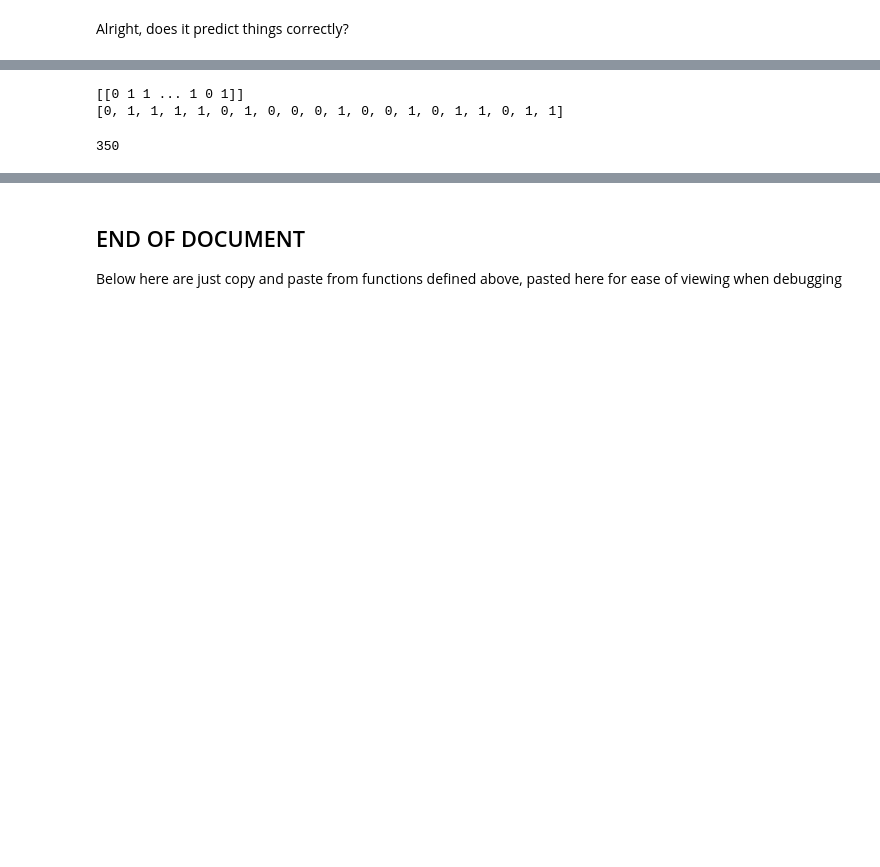
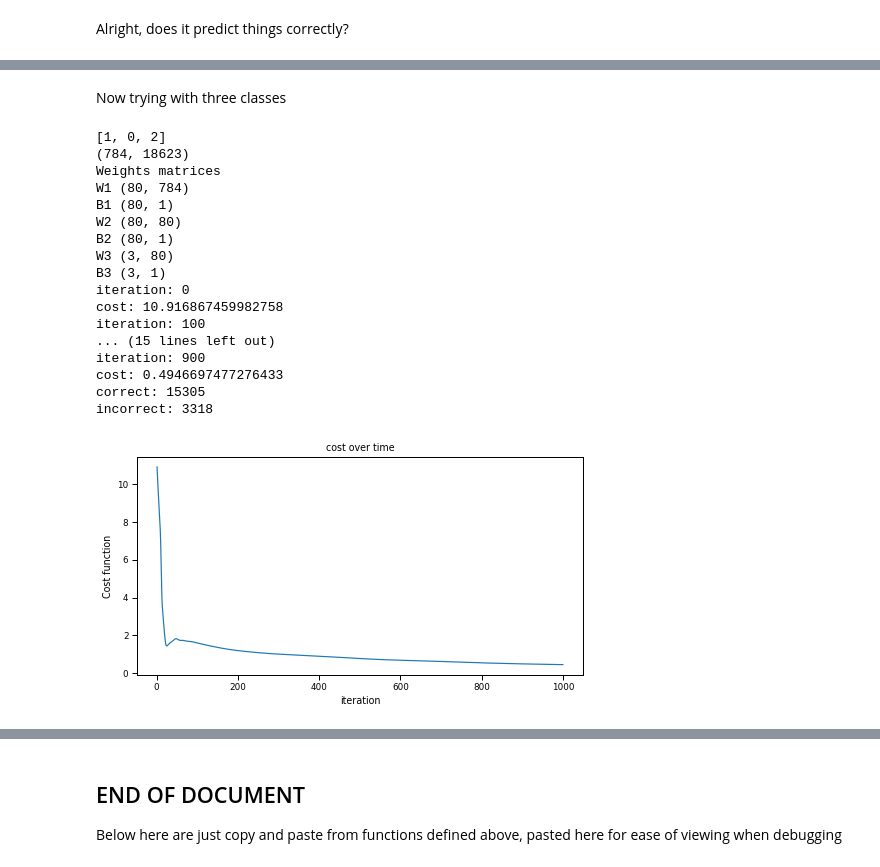
Before and after one commit to jakelourie1502/Neural_network_from_scratch, a Jupyter notebook: mnist_neural_net_from_scratch.ipynb, the cells around one changed output, grey strips where cells are left out. Drawn from its saved outputs; the diff is of its cells as text; code cells hidden in the pictures; blank space fills up the shorter version.

```diff
--- a/mnist_neural_net_from_scratch.ipynb
+++ b/mnist_neural_net_from_scratch.ipynb
@@ -574,6 +574,0 @@ for row in predictions_softmax:
-# %%
-print(y_train_2[0:20])
-print(list_of_predictions[:20])
-# %% [output]
-[[0 1 1 ... 1 0 1]]
-[0, 1, 1, 1, 1, 0, 1, 0, 0, 0, 1, 0, 0, 1, 0, 1, 1, 0, 1, 1]
@@ -589,4 +574,0 @@ for prediction, true in zip(list_of_predictions,y_train_2[0]):
-# %%
-incorrect
-# %% [output]
-350
@@ -594,0 +575,39 @@ print(5)
+# %% [markdown]
+Now trying with three classes
+# %%
+#get three classes
+x_train_three, x_test_three, y_train_three, y_test_three = reduced_form(y_train, y_test, x_train, x_test, [1,0,2])
+#create one hot encoding
+y_train_three_one_hot, y_test_three_one_hot = create_one_hot_train_and_test(y_train_three, y_test_three)
+
+#decide on learning rate and iterations
+learning_rate = 0.07 #set an arbitrary learning rate... we can iterate and try a few others soon
+iterations_three = 1000
+
+#run loop
+cost_softmax_three, dict_of_FP_values_softmax_three, dict_of_weights_softmax_three = soft_max_iteration(learning_rate, iterations_three, x_train_three, y_train_three_one_hot)
+
+#train set predictions
+softmax_predictions(dict_of_FP_values_softmax_three, y_train_three)
+
+#plot cost
+plot_cost_over_time(cost_softmax_three, iterations_three)
+# %% [output]
+[1, 0, 2]
+(784, 18623)
+Weights matrices
+W1 (80, 784)
+B1 (80, 1)
+W2 (80, 80)
+B2 (80, 1)
+W3 (3, 80)
+B3 (3, 1)
+iteration: 0
+cost: 10.916867459982758
+iteration: 100
+... (15 lines left out)
+iteration: 900
+cost: 0.4946697477276433
+correct: 15305
+incorrect: 3318
+[figure, added]
```
Also changed, not shown: parts of 15 cells of this notebook.
